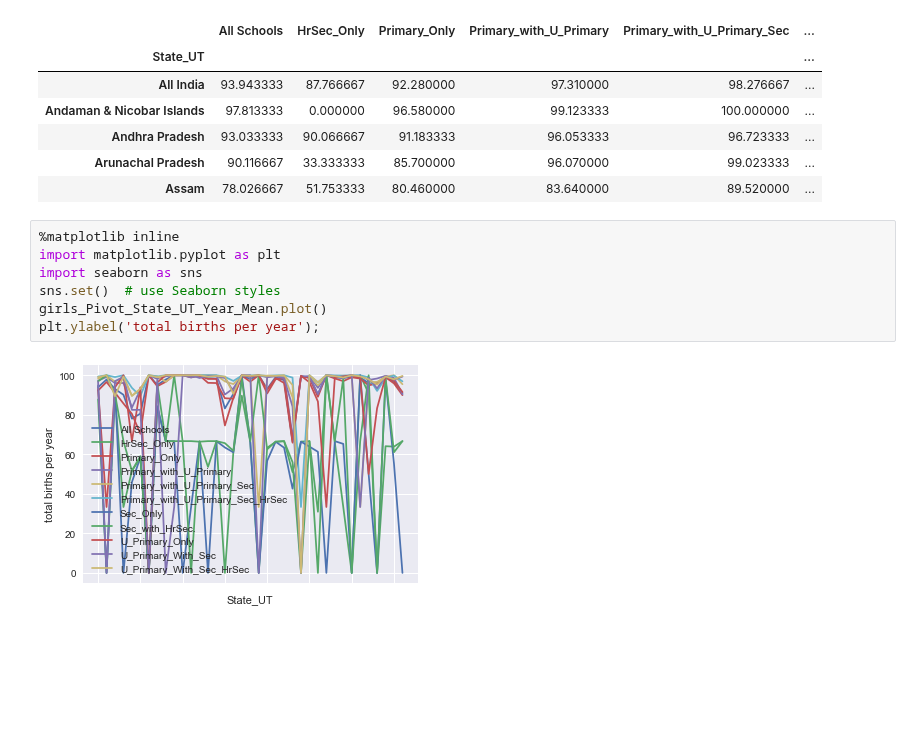
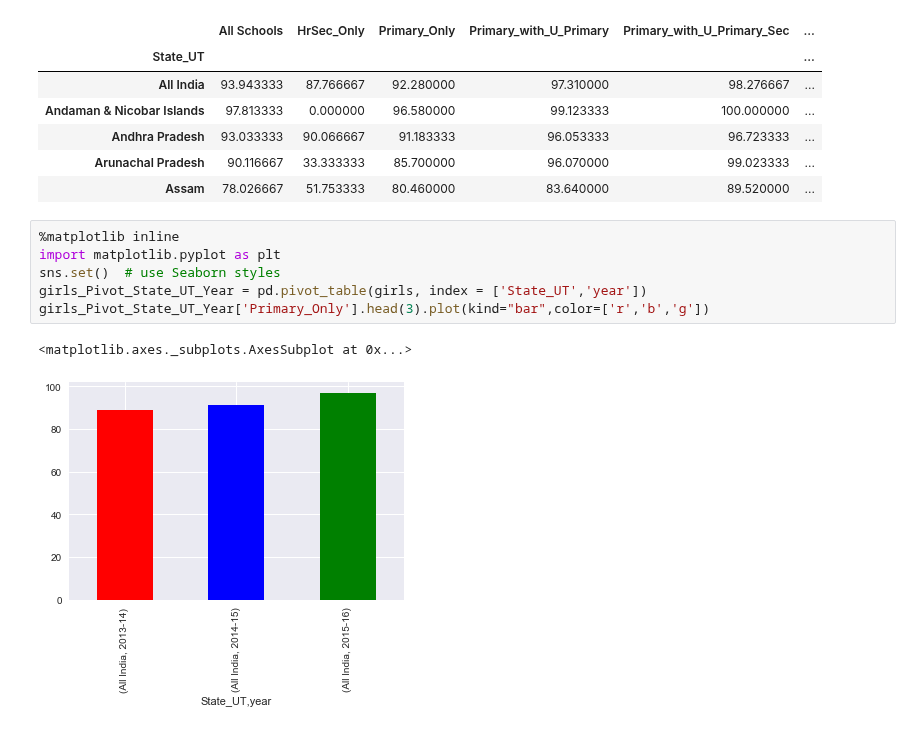
Before and after one commit to rahulvaish/MachineLearning-Python, a Jupyter notebook: UnderstandingPivotTables.ipynb, the cells around one changed output. Drawn from its saved outputs; the diff is of its cells as text; blank space fills up the shorter version.

```diff
--- a/UnderstandingPivotTables.ipynb
+++ b/UnderstandingPivotTables.ipynb
@@ -87,9 +87,9 @@ girls_Pivot_State_UT_Year_Mean.head(5)
 # %%
 %matplotlib inline
 import matplotlib.pyplot as plt
-import seaborn as sns
 sns.set()  # use Seaborn styles
-girls_Pivot_State_UT_Year_Mean.plot()
-plt.ylabel('total births per year');
+girls_Pivot_State_UT_Year = pd.pivot_table(girls, index = ['State_UT','year'])
+girls_Pivot_State_UT_Year['Primary_Only'].head(3).plot(kind="bar",color=['r','b','g'])
 # %% [output]
+<matplotlib.axes._subplots.AxesSubplot at 0x...>
-[figure, old version]
+[figure, new version]
```
Also changed, not shown: parts of 1 cell of this notebook.
